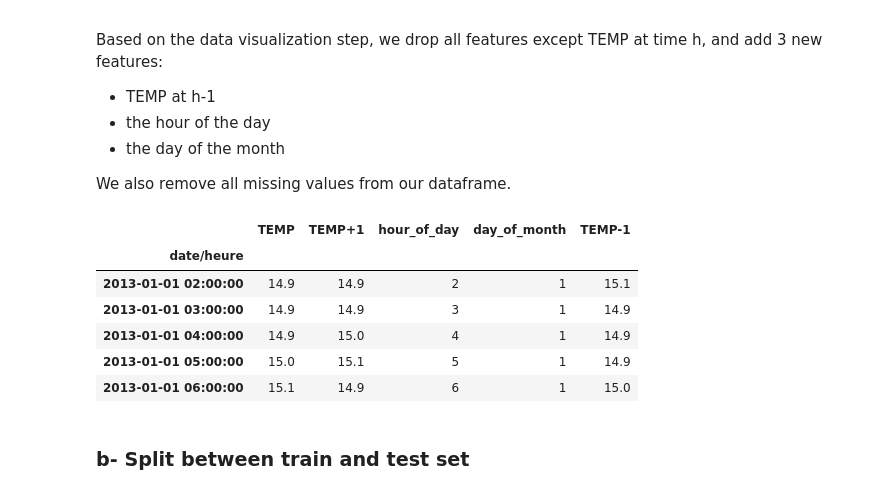
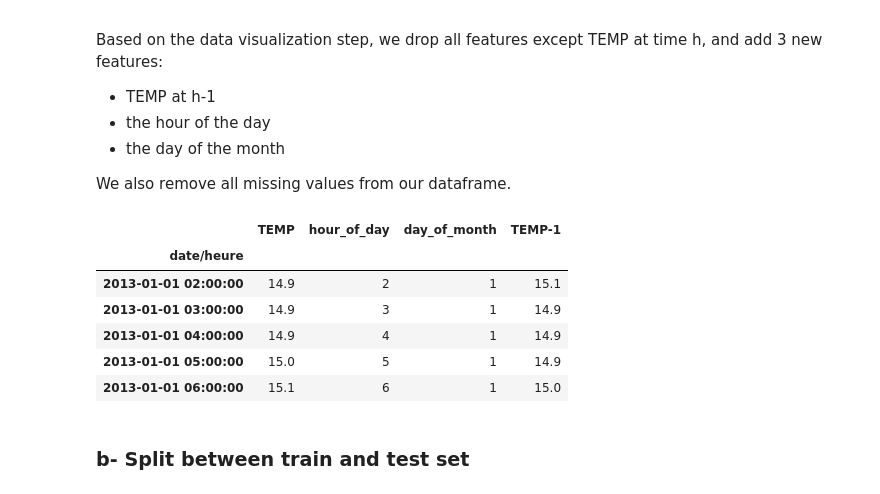
Before and after one commit to bdelorme/Temperature_TimeSeries_Prediction, a Jupyter notebook: exploration.ipynb, the cells around one changed output. Drawn from its saved outputs; the diff is of its cells as text; code cells hidden in the pictures.

```diff
--- a/exploration.ipynb
+++ b/exploration.ipynb
@@ -138,16 +124,16 @@ We also remove all missing values from our dataframe.
 # %%
 from src.process_data import preprocess_RF
 
-data_RF, X_last = preprocess_RF(data)
-data_RF.head(5)
+X, y, X_last = preprocess_RF(data)
+X.head(5)
 # %% [output]
-|  | TEMP | TEMP+1 | hour_of_day | day_of_month | TEMP-1 |
-| date/heure |  |  |  |  |  |
-| 2013-01-01 02:00:00 | 14.9 | 14.9 | 2 | 1 | 15.1 |
-| 2013-01-01 03:00:00 | 14.9 | 14.9 | 3 | 1 | 14.9 |
-| 2013-01-01 04:00:00 | 14.9 | 15.0 | 4 | 1 | 14.9 |
-| 2013-01-01 05:00:00 | 15.0 | 15.1 | 5 | 1 | 14.9 |
-| 2013-01-01 06:00:00 | 15.1 | 14.9 | 6 | 1 | 15.0 |
+|  | TEMP | hour_of_day | day_of_month | TEMP-1 |
+| date/heure |  |  |  |  |
+| 2013-01-01 02:00:00 | 14.9 | 2 | 1 | 15.1 |
+| 2013-01-01 03:00:00 | 14.9 | 3 | 1 | 14.9 |
+| 2013-01-01 04:00:00 | 14.9 | 4 | 1 | 14.9 |
+| 2013-01-01 05:00:00 | 15.0 | 5 | 1 | 14.9 |
+| 2013-01-01 06:00:00 | 15.1 | 6 | 1 | 15.0 |
 # %% [markdown]
 ### b- Split between train and test set
 # %%
```
Also changed, not shown: parts of 13 cells of this notebook, 4 other files.
